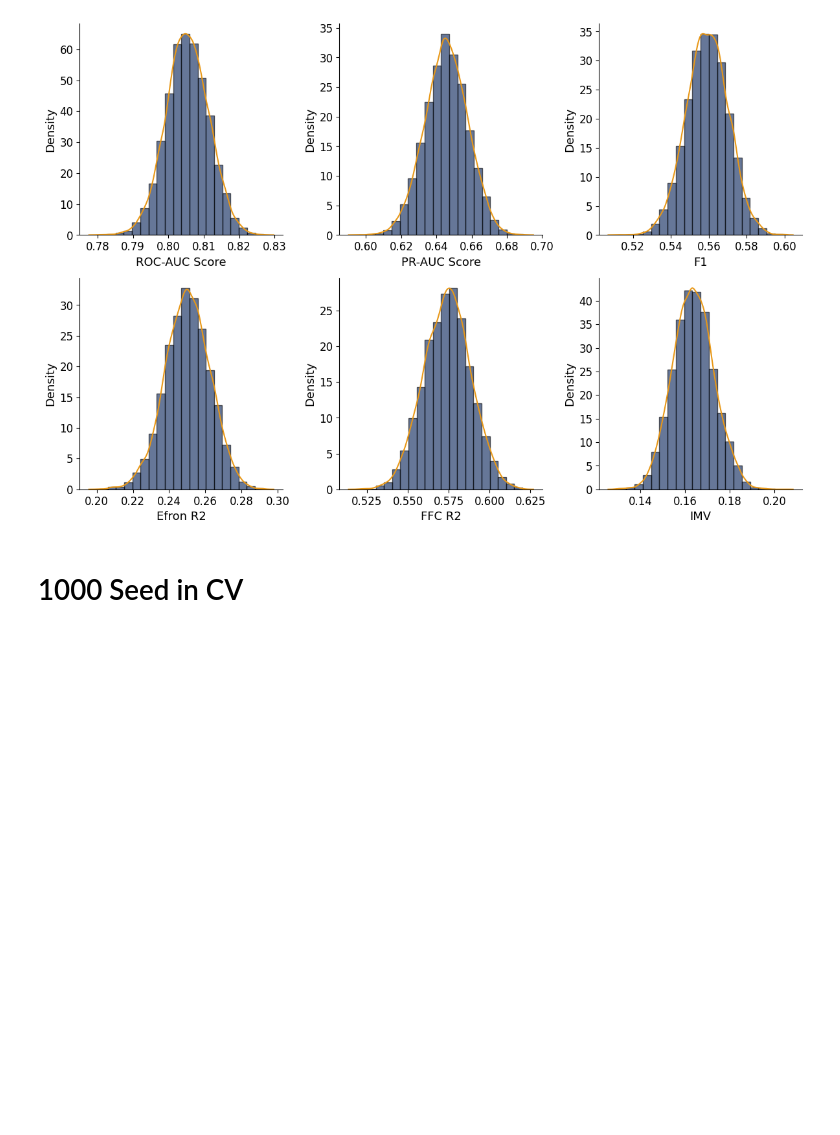
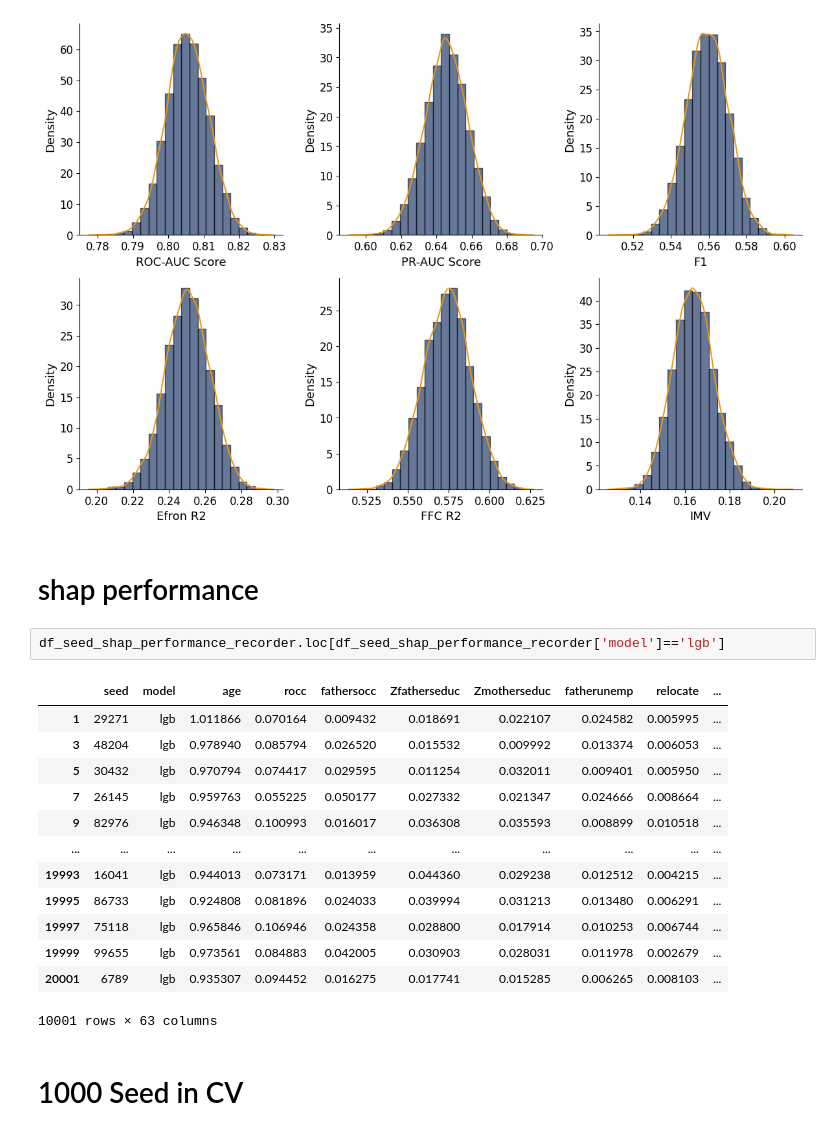
Before and after one commit to vallerrr/Mortality_prediction_cross_countries, a Jupyter notebook: src/Seed.ipynb, the cells around one changed output. Cells and saved outputs as stored; diff of their text form; blank space fills up the shorter version.

```diff
--- a/src/Seed.ipynb
+++ b/src/Seed.ipynb
@@ -152,6 +153,24 @@ fig.tight_layout()
 plt.savefig(Path.cwd()/'graphs/seed_lgb_10000_seed_distributions.pdf')
 # %% [output]
 [figure]
+# %% [markdown]
+# shap performance
+# %%
+df_seed_shap_performance_recorder.loc[df_seed_shap_performance_recorder['model']=='lgb']
+# %% [output]
+|  | seed | model | age | rocc | fathersocc | Zfatherseduc | Zmotherseduc | fatherunemp | relocate | ... |
+| 1 | 29271 | lgb | 1.011866 | 0.070164 | 0.009432 | 0.018691 | 0.022107 | 0.024582 | 0.005995 | ... |
+| 3 | 48204 | lgb | 0.978940 | 0.085794 | 0.026520 | 0.015532 | 0.009992 | 0.013374 | 0.006053 | ... |
+| 5 | 30432 | lgb | 0.970794 | 0.074417 | 0.029595 | 0.011254 | 0.032011 | 0.009401 | 0.005950 | ... |
+| 7 | 26145 | lgb | 0.959763 | 0.055225 | 0.050177 | 0.027332 | 0.021347 | 0.024666 | 0.008664 | ... |
+| 9 | 82976 | lgb | 0.946348 | 0.100993 | 0.016017 | 0.036308 | 0.035593 | 0.008899 | 0.010518 | ... |
+| ... | ... | ... | ... | ... | ... | ... | ... | ... | ... | ... |
+| 19993 | 16041 | lgb | 0.944013 | 0.073171 | 0.013959 | 0.044360 | 0.029238 | 0.012512 | 0.004215 | ... |
+| 19995 | 86733 | lgb | 0.924808 | 0.081896 | 0.024033 | 0.039994 | 0.031213 | 0.013480 | 0.006291 | ... |
+| 19997 | 75118 | lgb | 0.965846 | 0.106946 | 0.024358 | 0.028800 | 0.017914 | 0.010253 | 0.006744 | ... |
+| 19999 | 99655 | lgb | 0.973561 | 0.084883 | 0.042005 | 0.030903 | 0.028031 | 0.011978 | 0.002679 | ... |
+| 20001 | 6789 | lgb | 0.935307 | 0.094452 | 0.016275 | 0.017741 | 0.015285 | 0.006265 | 0.008103 | ... |
+10001 rows × 63 columns
 # %% [markdown]
 # 1000 Seed in CV
 # %%
```
Also changed, not shown: parts of 2 cells of this notebook, 12 other files.
